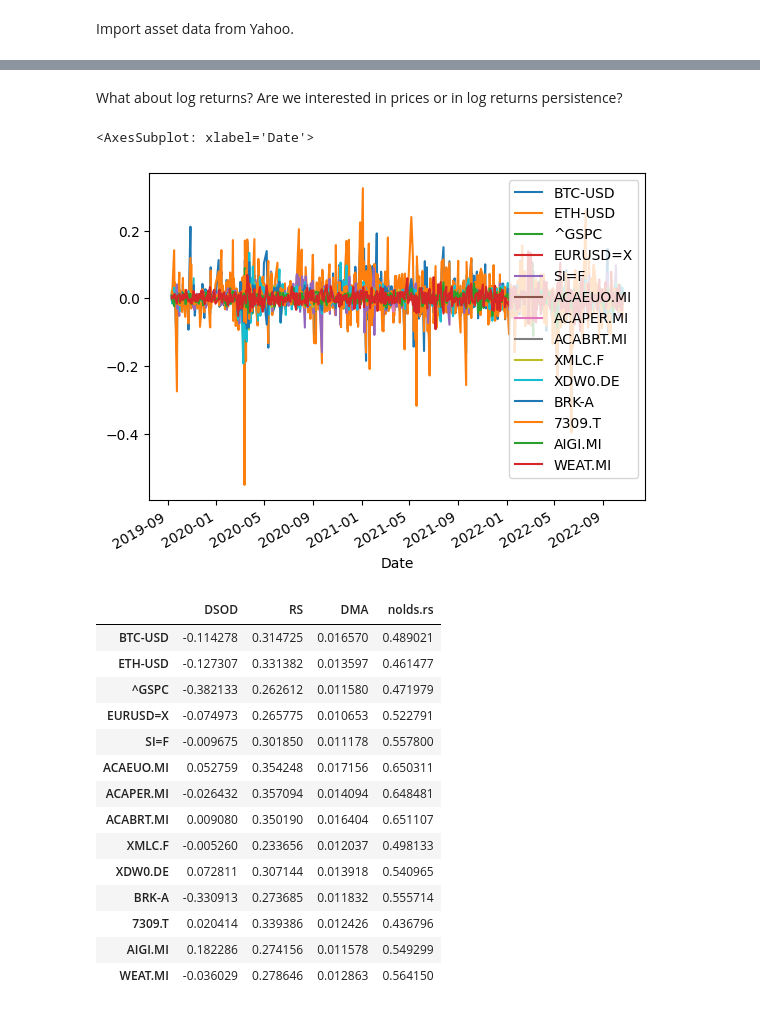
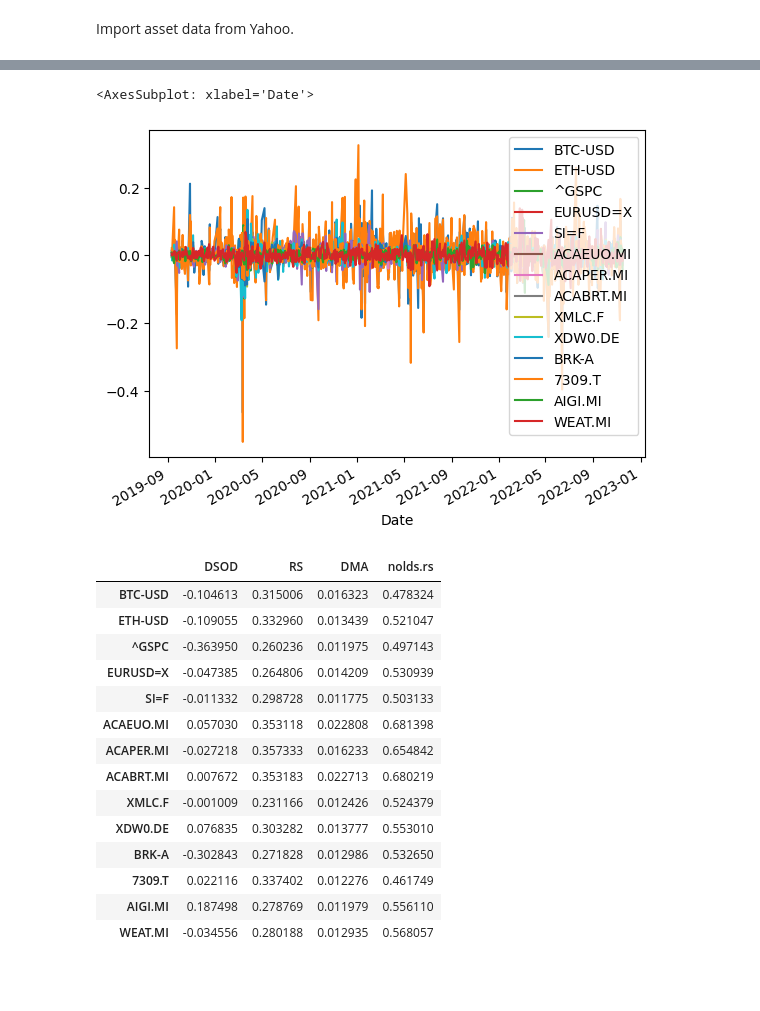
Before and after one commit to fedeb95/market-analysis, a Jupyter notebook: Hurst exponent.ipynb, the cells around one changed output, grey strips where cells are left out. Saved outputs shown, nothing was run; the diff lists cells and outputs as text; code cells hidden in the pictures; blank space fills up the shorter version.

Commit message:
fixes and new data

```diff
--- a/Hurst exponent.ipynb
+++ b/Hurst exponent.ipynb
@@ -13,10 +13,10 @@ Import asset data from Yahoo.
 asset = ['BTC-USD', 'ETH-USD', '^GSPC', 'EURUSD=X', 'SI=F', 'ACAEUO.MI',
         'ACAPER.MI', 'ACABRT.MI', 'XMLC.F', 'XDW0.DE', 'BRK-A', '7309.T', 'AIGI.MI',
          'WEAT.MI']
-#data = import_yahoo_close(asset).dropna()
-data = pd.read_csv('asset-crashes.csv')
-data['Date'] = data['Date'].astype('datetime64')
-data = data.set_index('Date')
+data = import_yahoo_close(asset).dropna()
+#data = pd.read_csv('asset-crashes.csv')
+#data['Date'] = data['Date'].astype('datetime64')
+#data = data.set_index('Date')
 data.head()
 # %% [output]
 |  | BTC-USD | ETH-USD | ^GSPC | EURUSD=X | SI=F | ACAEUO.MI | ACAPER.MI | ACABRT.MI | XMLC.F | XDW0.DE | ... |
@@ -36,6 +28,0 @@ data.plot()
-# %%
-data['noise'] = np.random.random(len(data))
-data['noise'] = data['noise'] - 0.5
-asset.append('noise')
-data = data.dropna()
-data.plot()
@@ -95,11 +29,9 @@ Name: nolds.rs, dtype: float64
-# %% [markdown]
-What about log returns? Are we interested in prices or in log returns persistence?
 # %%
-log_returns = np.log(data.drop('noise', axis=1)).diff().dropna()
+log_returns = np.log(data).diff().dropna()
 log_returns.plot()
 # %% [output]
 <AxesSubplot: xlabel='Date'>
-[figure, old version]
+[figure, new version]
 # %%
 hurst_methods = [
     log_returns.apply(lambda x: hurst_exponent(x, method='DSOD')),
@@ -114,20 +46,20 @@ hurst_table_log.columns = ['DSOD', 'RS', 'DMA', 'nolds.rs']#, "nolds.rs.binary_n
 hurst_table_log
 # %% [output]
 |  | DSOD | RS | DMA | nolds.rs |
-| BTC-USD | -0.114278 | 0.314725 | 0.016570 | 0.489021 |
-| ETH-USD | -0.127307 | 0.331382 | 0.013597 | 0.461477 |
-| ^GSPC | -0.382133 | 0.262612 | 0.011580 | 0.471979 |
-| EURUSD=X | -0.074973 | 0.265775 | 0.010653 | 0.522791 |
-| SI=F | -0.009675 | 0.301850 | 0.011178 | 0.557800 |
-| ACAEUO.MI | 0.052759 | 0.354248 | 0.017156 | 0.650311 |
-| ACAPER.MI | -0.026432 | 0.357094 | 0.014094 | 0.648481 |
-| ACABRT.MI | 0.009080 | 0.350190 | 0.016404 | 0.651107 |
-| XMLC.F | -0.005260 | 0.233656 | 0.012037 | 0.498133 |
-| XDW0.DE | 0.072811 | 0.307144 | 0.013918 | 0.540965 |
-| BRK-A | -0.330913 | 0.273685 | 0.011832 | 0.555714 |
-| 7309.T | 0.020414 | 0.339386 | 0.012426 | 0.436796 |
-| AIGI.MI | 0.182286 | 0.274156 | 0.011578 | 0.549299 |
-| WEAT.MI | -0.036029 | 0.278646 | 0.012863 | 0.564150 |
+| BTC-USD | -0.104613 | 0.315006 | 0.016323 | 0.478324 |
+| ETH-USD | -0.109055 | 0.332960 | 0.013439 | 0.521047 |
+| ^GSPC | -0.363950 | 0.260236 | 0.011975 | 0.497143 |
+| EURUSD=X | -0.047385 | 0.264806 | 0.014209 | 0.530939 |
+| SI=F | -0.011332 | 0.298728 | 0.011775 | 0.503133 |
+| ACAEUO.MI | 0.057030 | 0.353118 | 0.022808 | 0.681398 |
+| ACAPER.MI | -0.027218 | 0.357333 | 0.016233 | 0.654842 |
+| ACABRT.MI | 0.007672 | 0.353183 | 0.022713 | 0.680219 |
+| XMLC.F | -0.001009 | 0.231166 | 0.012426 | 0.524379 |
+| XDW0.DE | 0.076835 | 0.303282 | 0.013777 | 0.553010 |
+| BRK-A | -0.302843 | 0.271828 | 0.012986 | 0.532650 |
+| 7309.T | 0.022116 | 0.337402 | 0.012276 | 0.461749 |
+| AIGI.MI | 0.187498 | 0.278769 | 0.011979 | 0.556110 |
+| WEAT.MI | -0.034556 | 0.280188 | 0.012935 | 0.568057 |
 # %%
 hurst_table_log['nolds.rs'].sort_values()
 # %% [output]
```
Also changed, not shown: parts of 8 cells of this notebook, 2 other files.
